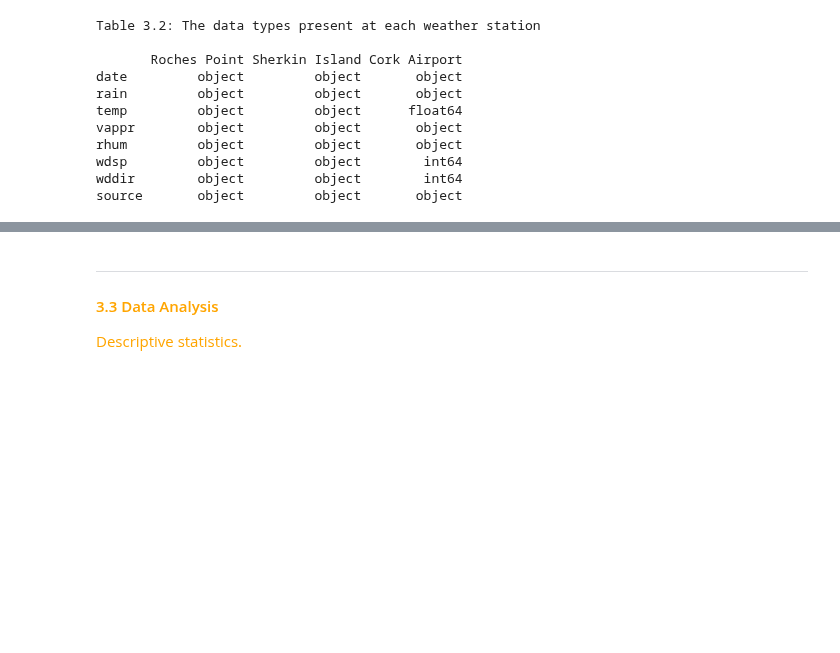
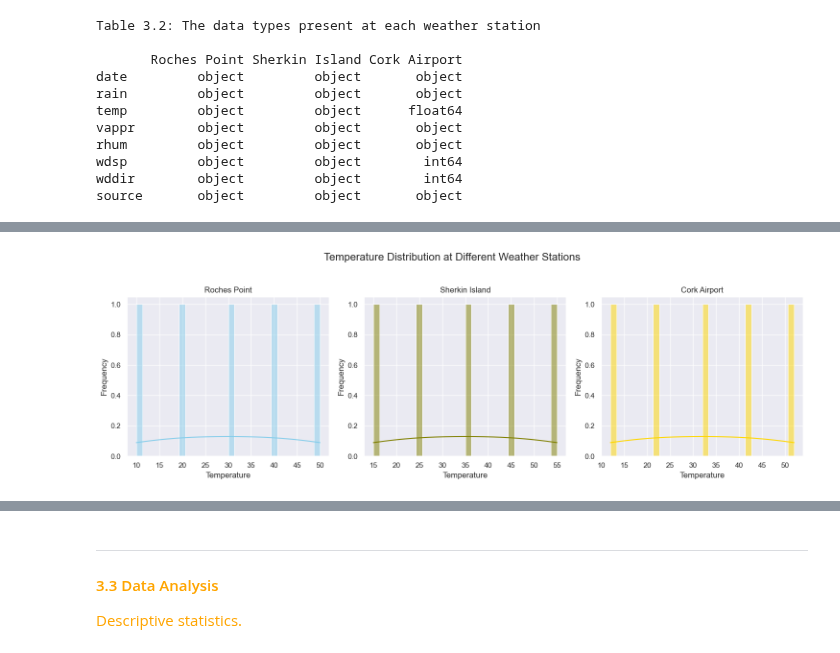
Before and after one commit to Laura6826/PFDA-project, a Jupyter notebook: wind_project.ipynb, the cells around one changed output, grey strips where cells are left out. Cells and saved outputs as stored; diff of their text form; code cells hidden in the pictures; blank space fills up the shorter version.

```diff
--- a/wind_project.ipynb
+++ b/wind_project.ipynb
@@ -218,10 +194,0 @@ source       object         object       object
-# %%
-
-# Convert object columns to integers
-for col in dfrp.columns:
-    if dfrp[col].dtype == 'object' and col != 'date':
-        dfrp[col] = pd.to_numeric(dfrp[col], errors='coerce').fillna(0).astype(int)
-
-# Print the DataFrame to verify the changes
-print("Roches Point DataFrame:")
-print(dfrp.types)
@@ -260,0 +254,29 @@ source       object         object       object
+# %%
+# Histograms of the data
+# Rainfall (mm)
+sns.set_theme(style="darkgrid")
+fig, axs = plt.subplots(1, 3, figsize=(15, 5))
+
+sns.histplot(data=dfrp, x="temp", kde=True, color="skyblue", bins=30, ax=axs[0])
+axs[0].set_title('Roches Point')
+axs[0].set_xlabel('Temperature')
+axs[0].set_ylabel('Frequency')
+
+sns.histplot(data=dfs, x="temp", kde=True, color="olive", bins=30, ax=axs[1])
+axs[1].set_title('Sherkin Island')
+axs[1].set_xlabel('Temperature')
+axs[1].set_ylabel('Frequency')
+
+sns.histplot(data=dfca, x="temp", kde=True, color="gold", bins=30, ax=axs[2])
+axs[2].set_title('Cork Airport')
+axs[2].set_xlabel('Temperature')
+axs[2].set_ylabel('Frequency')
+
+# Add an overall title to the figure
+fig.suptitle('Temperature Distribution at Different Weather Stations', fontsize=16)
+
+# Show the plot
+plt.tight_layout(rect=[0, 0, 1, 0.95])
+plt.show()
+# %% [output]
+[figure, added]
```
Also changed, not shown: parts of 11 cells of this notebook, 2 other files.
